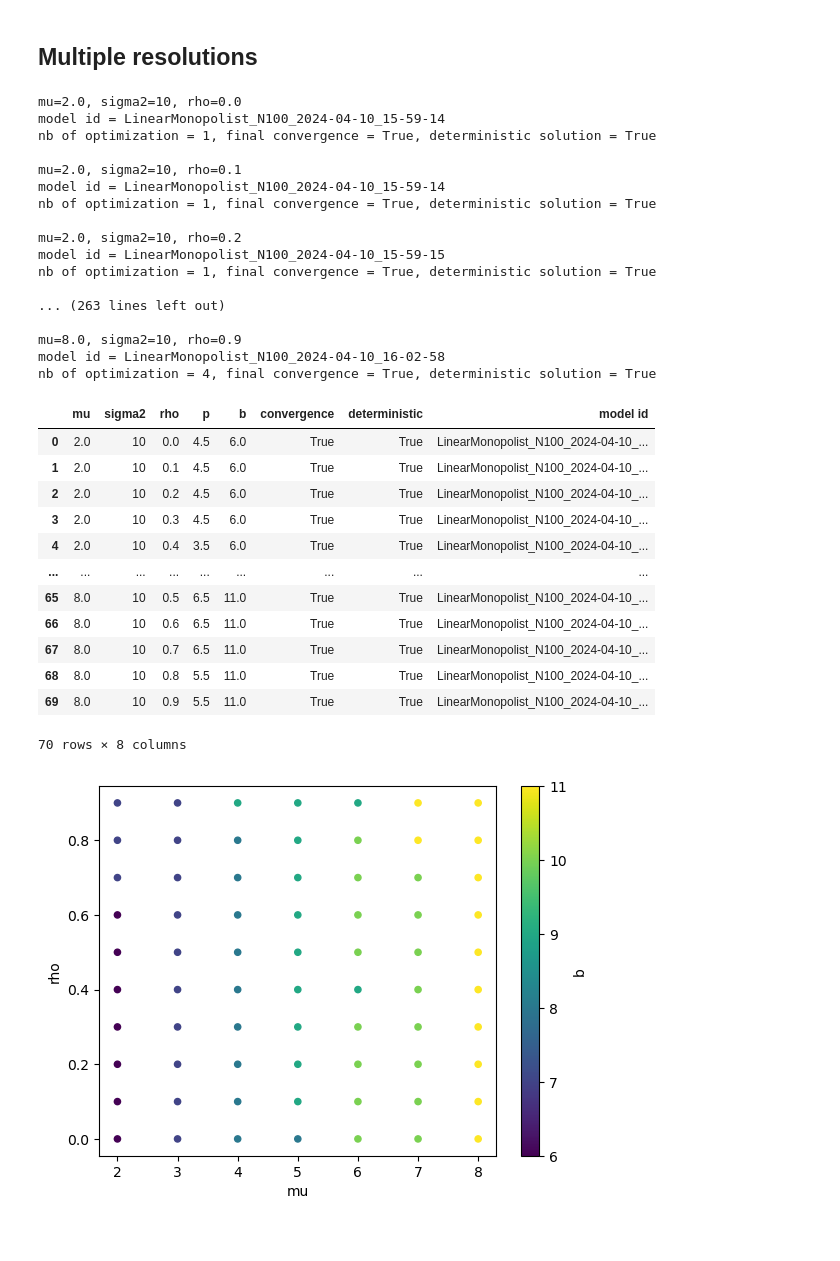
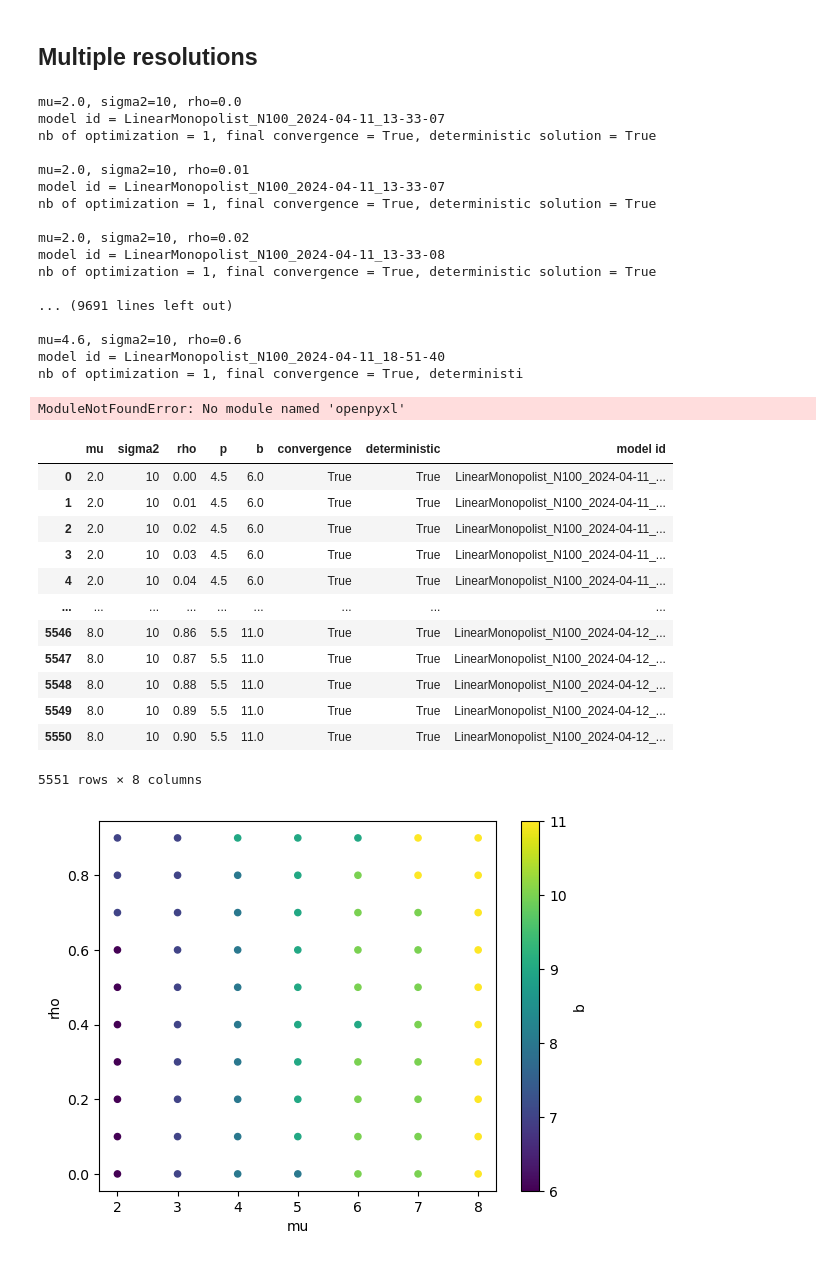
Before and after one commit to x-dupuis/screening-algo, a Jupyter notebook: examples/Schmalensee.ipynb, the cells around one changed output. Cells and saved outputs as stored; diff of their text form; code cells hidden in the pictures.

```diff
--- a/examples/Schmalensee.ipynb
+++ b/examples/Schmalensee.ipynb
@@ -162,7 +162,7 @@ kmax = ceil(sqrt(N))+1
 df_prices = pd.DataFrame(columns=['mu', 'sigma2', 'rho', 'p', 'b', 'convergence', 'deterministic', 'model id'])
 
 sigma2 = 10
-for mu, rho in itertools.product(np.linspace(2, 8, num=7),np.linspace(0, 0.9, num=10)): # num=7 x num=10 or num=61 x num=91
+for mu, rho in itertools.product(np.linspace(2, 8, num=61),np.linspace(0, 0.9, num=91)): # num=7 x num=10 or num=61 x num=91
     print(f'mu={mu}, sigma2={sigma2}, rho={rho}')
 
     distribution = multivariate_normal(mu*np.array([1, 1]), sigma2*np.array([[1, rho], [rho,1]]))
@@ -195,7 +195,7 @@ for mu, rho in itertools.product(np.linspace(2, 8, num=7),np.linspace(0, 0.9, nu
         k +=1
         model.solve(warmstart=True, stepratio=0.1, it_max=1e5, tol_primal=1e-6, tol_dual=1e-6, scale=True, log=0)
 
-    model.output(log=0, path='results/Schmalensee/'+model.id)
+    model.output(log=0,) # path='results/Schmalensee/'+model.id)
     prices = np.unique(model.p.round(6))
     df_prices.loc[len(df_prices)] = [mu, sigma2, rho,  prices[1], prices[-1], model.converged, len(prices)==3, model.id]
     print(f'nb of optimization = {k}, final convergence = {model.converged}, deterministic solution = {len(prices)==3}\n')
@@ -209,35 +209,43 @@ with pd.ExcelWriter(path+'.xlsx') as writer:
 df_prices
 # %% [output]
 mu=2.0, sigma2=10, rho=0.0
-model id = LinearMonopolist_N100_2024-04-10_15-59-14
+model id = LinearMonopolist_N100_2024-04-11_13-33-07
 nb of optimization = 1, final convergence = True, deterministic solution = True
 
-mu=2.0, sigma2=10, rho=0.1
-model id = LinearMonopolist_N100_2024-04-10_15-59-14
+mu=2.0, sigma2=10, rho=0.01
+model id = LinearMonopolist_N100_2024-04-11_13-33-07
 nb of optimization = 1, final convergence = True, deterministic solution = True
 
-mu=2.0, sigma2=10, rho=0.2
-model id = LinearMonopolist_N100_2024-04-10_15-59-15
+mu=2.0, sigma2=10, rho=0.02
+model id = LinearMonopolist_N100_2024-04-11_13-33-08
 nb of optimization = 1, final convergence = True, deterministic solution = True
 
-... (263 lines left out)
+... (9691 lines left out)
 
-mu=8.0, sigma2=10, rho=0.9
-model id = LinearMonopolist_N100_2024-04-10_16-02-58
-nb of optimization = 4, final convergence = True, deterministic solution = True
+mu=4.6, sigma2=10, rho=0.6
+model id = LinearMonopolist_N100_2024-04-11_18-51-40
+nb of optimization = 1, final convergence = True, deterministi
-|  | mu | sigma2 | rho | p | b | convergence | deterministic | model id |
-| 0 | 2.0 | 10 | 0.0 | 4.5 | 6.0 | True | True | LinearMonopolist_N100_2024-04-10_... |
-| 1 | 2.0 | 10 | 0.1 | 4.5 | 6.0 | True | True | LinearMonopolist_N100_2024-04-10_... |
-| 2 | 2.0 | 10 | 0.2 | 4.5 | 6.0 | True | True | LinearMonopolist_N100_2024-04-10_... |
-| 3 | 2.0 | 10 | 0.3 | 4.5 | 6.0 | True | True | LinearMonopolist_N100_2024-04-10_... |
-| 4 | 2.0 | 10 | 0.4 | 3.5 | 6.0 | True | True | LinearMonopolist_N100_2024-04-10_... |
-| ... | ... | ... | ... | ... | ... | ... | ... | ... |
-| 65 | 8.0 | 10 | 0.5 | 6.5 | 11.0 | True | True | LinearMonopolist_N100_2024-04-10_... |
-| 66 | 8.0 | 10 | 0.6 | 6.5 | 11.0 | True | True | LinearMonopolist_N100_2024-04-10_... |
-| 67 | 8.0 | 10 | 0.7 | 6.5 | 11.0 | True | True | LinearMonopolist_N100_2024-04-10_... |
-| 68 | 8.0 | 10 | 0.8 | 5.5 | 11.0 | True | True | LinearMonopolist_N100_2024-04-10_... |
-| 69 | 8.0 | 10 | 0.9 | 5.5 | 11.0 | True | True | LinearMonopolist_N100_2024-04-10_... |
-70 rows × 8 columns
+ModuleNotFoundError: No module named 'openpyxl'
+# %%
+path = 'results/Schmalensee/prices_N'+str(model.N)
+with pd.ExcelWriter(path+'.xlsx') as writer:
+                df_prices.round(3).to_excel(writer, sheet_name='prices')
+
+df_prices
+# %% [output]
+|  | mu | sigma2 | rho | p | b | convergence | deterministic | model id |
+| 0 | 2.0 | 10 | 0.00 | 4.5 | 6.0 | True | True | LinearMonopolist_N100_2024-04-11_... |
+| 1 | 2.0 | 10 | 0.01 | 4.5 | 6.0 | True | True | LinearMonopolist_N100_2024-04-11_... |
+| 2 | 2.0 | 10 | 0.02 | 4.5 | 6.0 | True | True | LinearMonopolist_N100_2024-04-11_... |
+| 3 | 2.0 | 10 | 0.03 | 4.5 | 6.0 | True | True | LinearMonopolist_N100_2024-04-11_... |
+| 4 | 2.0 | 10 | 0.04 | 4.5 | 6.0 | True | True | LinearMonopolist_N100_2024-04-11_... |
+| ... | ... | ... | ... | ... | ... | ... | ... | ... |
+| 5546 | 8.0 | 10 | 0.86 | 5.5 | 11.0 | True | True | LinearMonopolist_N100_2024-04-12_... |
+| 5547 | 8.0 | 10 | 0.87 | 5.5 | 11.0 | True | True | LinearMonopolist_N100_2024-04-12_... |
+| 5548 | 8.0 | 10 | 0.88 | 5.5 | 11.0 | True | True | LinearMonopolist_N100_2024-04-12_... |
+| 5549 | 8.0 | 10 | 0.89 | 5.5 | 11.0 | True | True | LinearMonopolist_N100_2024-04-12_... |
+| 5550 | 8.0 | 10 | 0.90 | 5.5 | 11.0 | True | True | LinearMonopolist_N100_2024-04-12_... |
+5551 rows × 8 columns
 # %%
 # path = 'results/Schmalensee/prices_N'+str(model.N)
 # with pd.ExcelWriter(path+'.xlsx') as writer:
```
Also changed, not shown: parts of 8 cells of this notebook, 2 other files.
